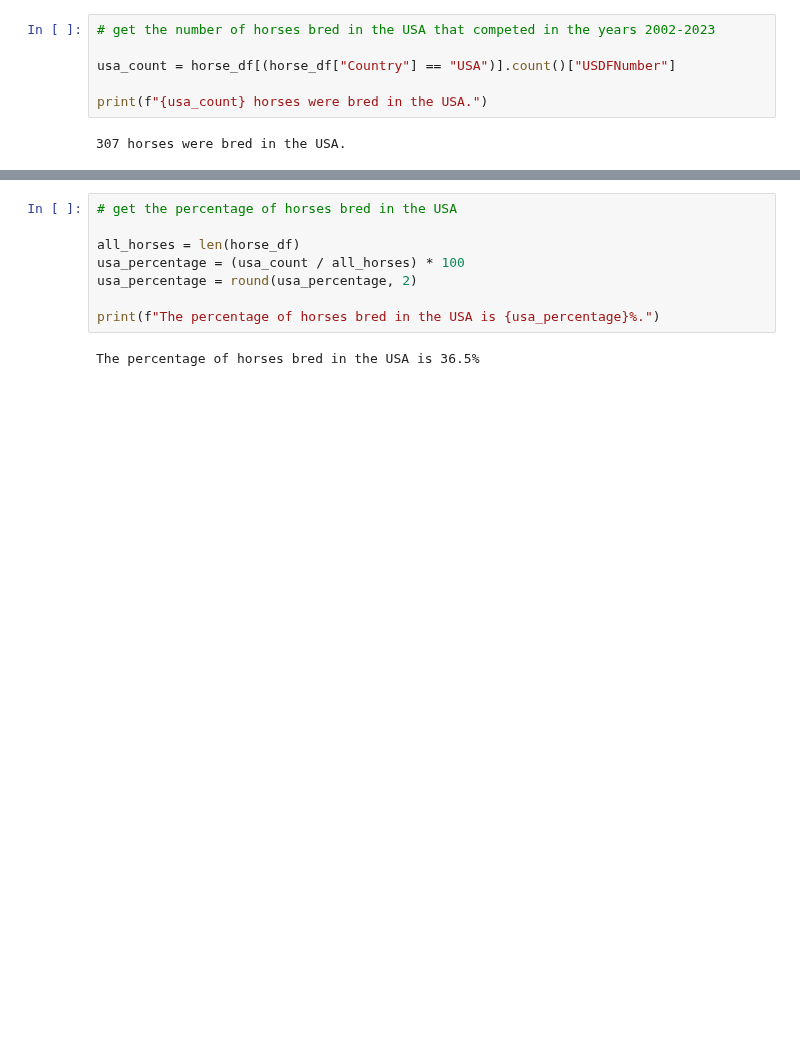
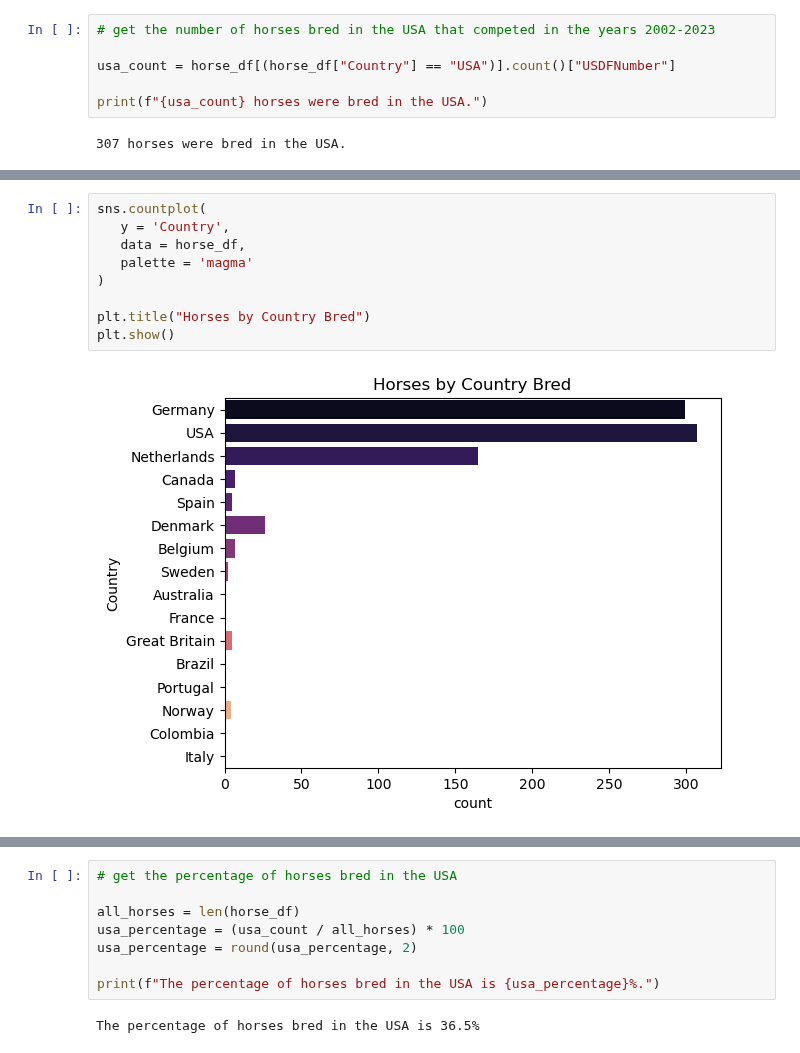
Before and after one commit to siobyrne/young-dressage-horse-program-analysis, a Jupyter notebook: younghorse.ipynb, the cells around one changed output, grey strips where cells are left out. Drawn from its saved outputs; the diff is of its cells as text; blank space fills up the shorter version.

```diff
--- a/younghorse.ipynb
+++ b/younghorse.ipynb
@@ -288,0 +357,11 @@ print(f"{usa_count} horses were bred in the USA.")
+# %%
+sns.countplot(
+   y = 'Country',
+   data = horse_df,
+   palette = 'magma'
+)
+
+plt.title("Horses by Country Bred")
+plt.show()
+# %% [output]
+[figure, added]
```
Also changed, not shown: parts of 16 cells of this notebook, 1 other file.
